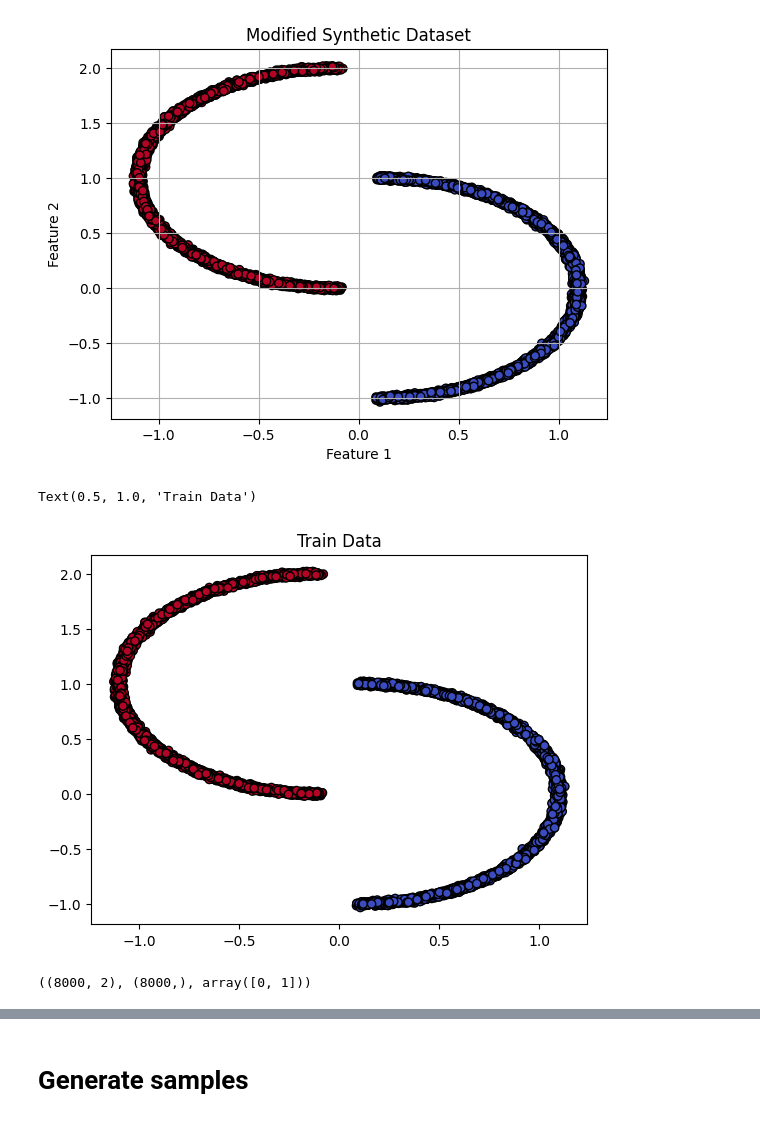
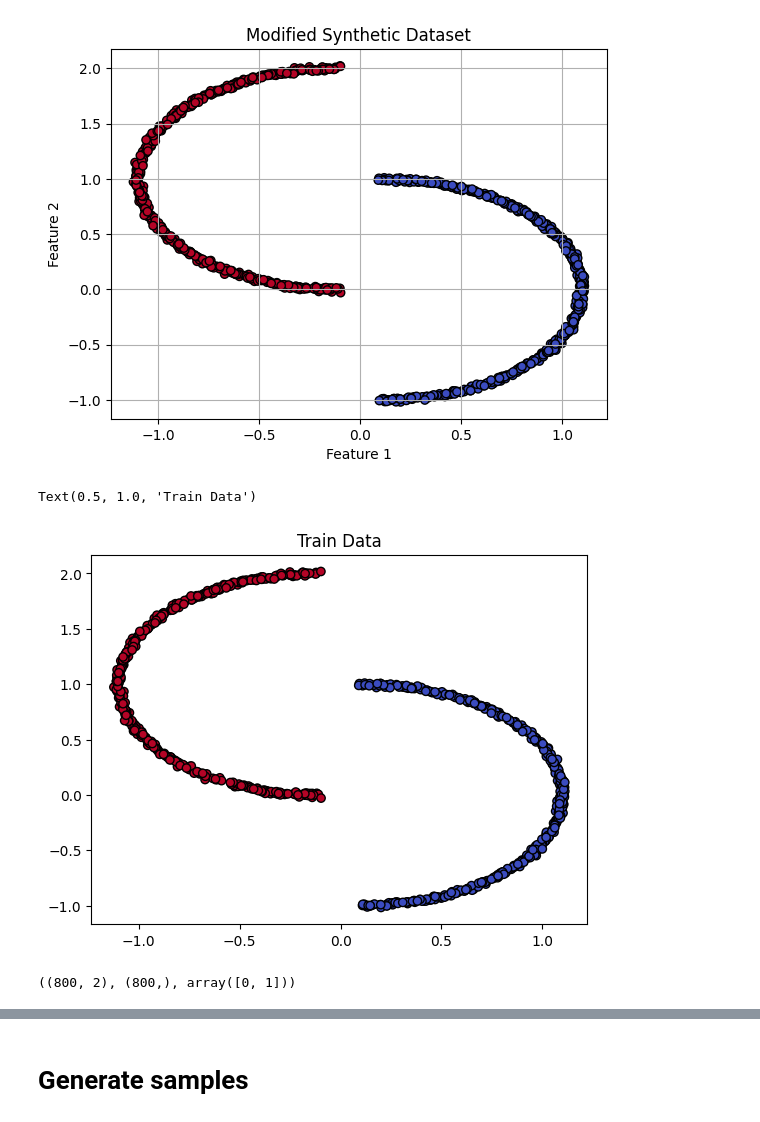
Before and after one commit to viktorcikojevic/diffusion-two-moon, a Jupyter notebook: two-moon-diffusion.ipynb, the cells around one changed output, grey strips where cells are left out. Cells and saved outputs as stored; diff of their text form; code cells hidden in the pictures.

Commit message:
10000 epochs, 1000 samples

```diff
--- a/two-moon-diffusion.ipynb
+++ b/two-moon-diffusion.ipynb
@@ -1,28 +1,28 @@
 # %%
 import numpy as np
 from sklearn.datasets import make_moons
 import matplotlib.pyplot as plt
 
 # Generate the dataset
-X, y = make_moons(n_samples=10000, noise=0.01, random_state=42)
+X, y = make_moons(n_samples=1000, noise=0.01, random_state=42)
 
 # Swap x and y
 X[:, 0], X[:, 1] = X[:, 1], X[:, 0].copy()
 
 # Shift the data to place class 0 on x>0 and class 1 on x<0
 X[:, 0] = X[:, 0] - np.mean(X[:, 0])  # Center the data around x=0
 X[y == 0, 0] += 0.35  # Shift class 0 to the right
 X[y == 1, 0] -= 0.35  # Shift class 1 to the left
 
 # Visualize the data
 plt.scatter(X[:, 0], X[:, 1], c=y, cmap=plt.cm.coolwarm, edgecolor='k')
 plt.title('Modified Synthetic Dataset')
 plt.xlabel('Feature 1')
 plt.ylabel('Feature 2')
 plt.grid(True)
 plt.show()
 # %% [output]
-[figure, old version]
+[figure, new version]
 # %%
 # Train test split
 from sklearn.model_selection import train_test_split
@@ -34,11 +34,11 @@ plt.scatter(X_train[:, 0], X_train[:, 1], c=y_train, cmap=plt.cm.coolwarm, edgec
 plt.title('Train Data')
 # %% [output]
 Text(0.5, 1.0, 'Train Data')
-[figure, old version]
+[figure, new version]
 # %%
 X_train.shape, y_train.shape, np.unique(y_train)
 # %% [output]
-((8000, 2), (8000,), array([0, 1]))
+((800, 2), (800,), array([0, 1]))
 # %%
 import numpy as np
 import torch
```
Also changed, not shown: parts of 7 cells of this notebook.
